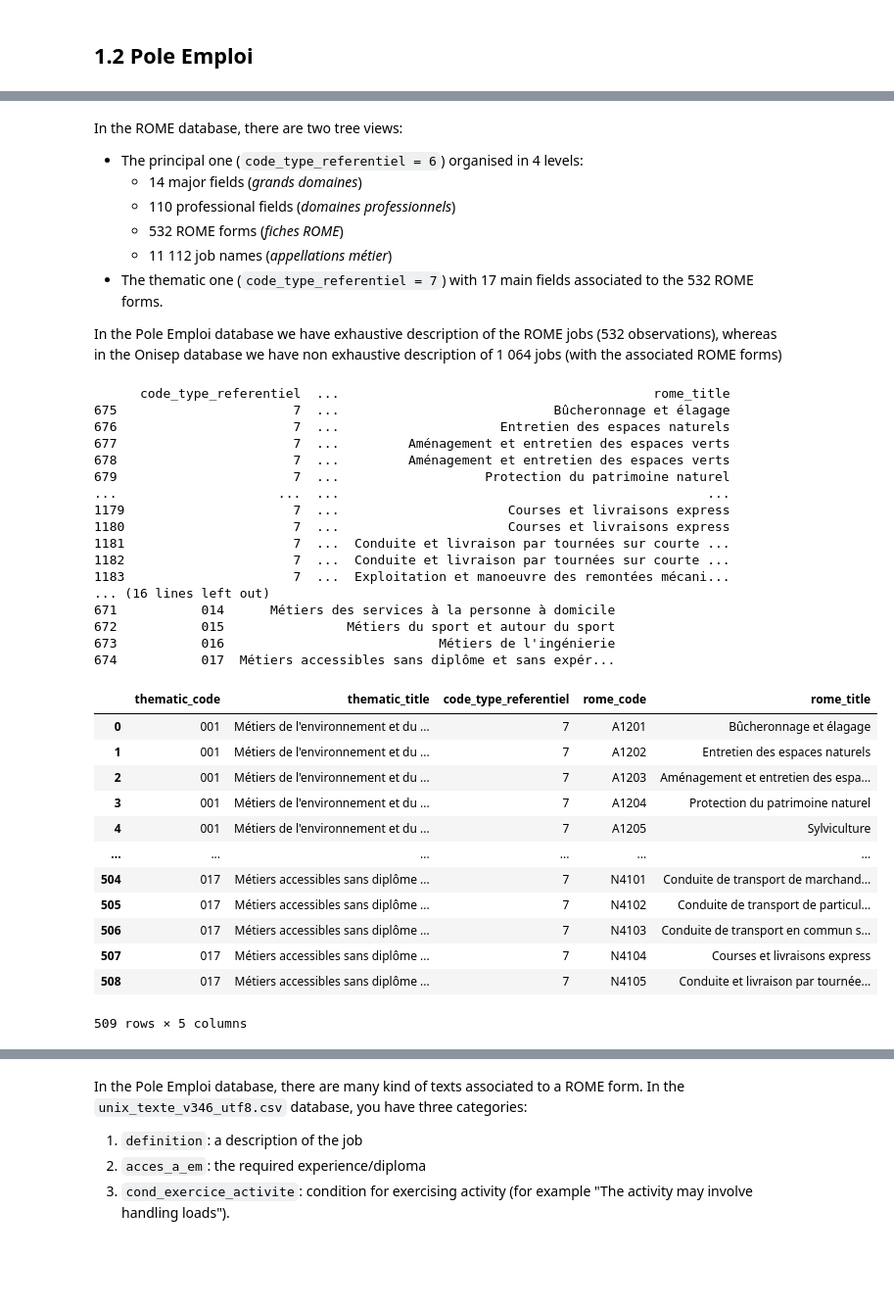
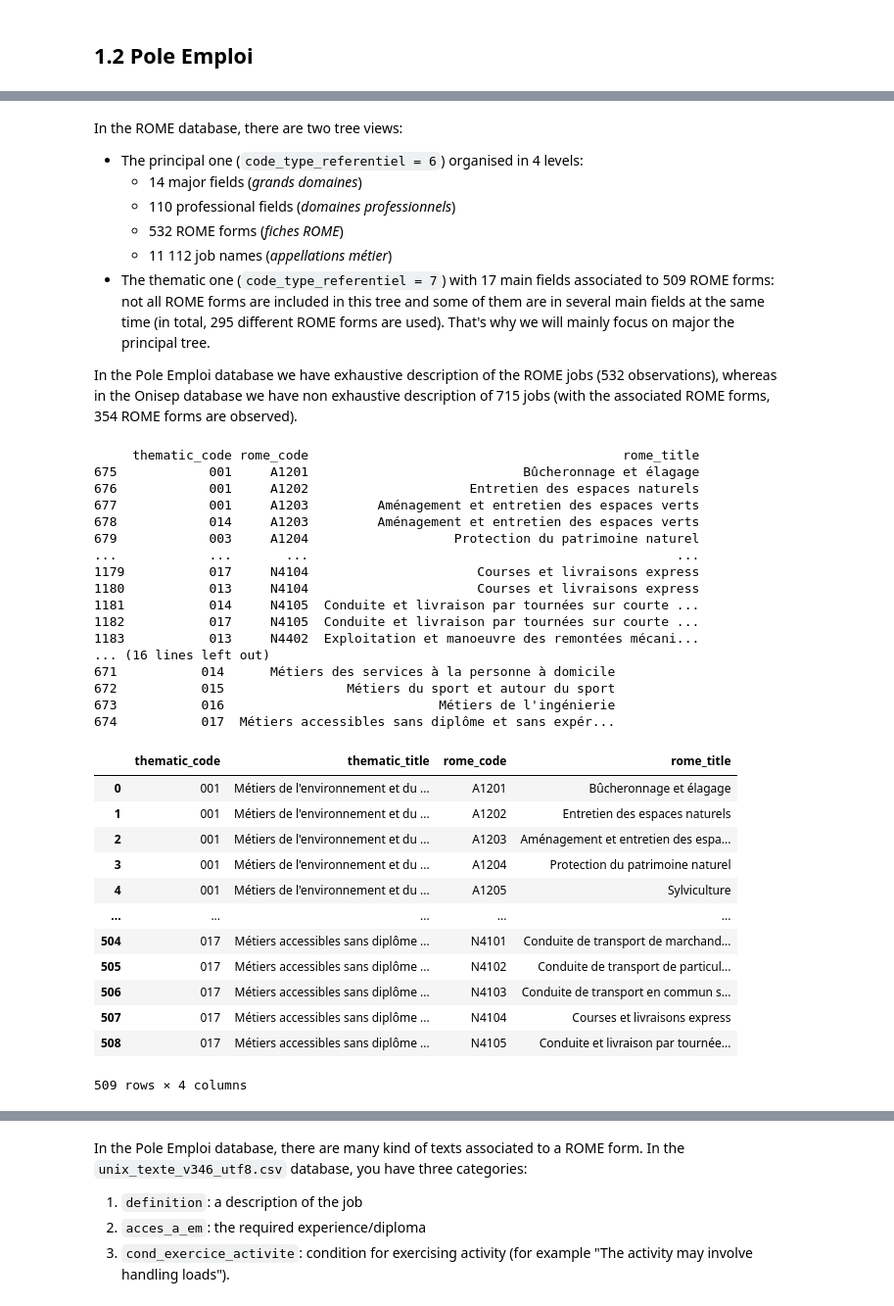
Before and after one commit to ARKEnsae/JobDomainPrediction_NLP, a Jupyter notebook: Prévision_catégorie_métier_ROME.ipynb, the cells around one changed output, grey strips where cells are left out. Shown at 98% size. Drawn from its saved outputs; the diff is of its cells as text; code cells hidden in the pictures; blank space fills up the shorter version.

```diff
--- a/Prévision_catégorie_métier_ROME.ipynb
+++ b/Prévision_catégorie_métier_ROME.ipynb
@@ -155,58 +156,58 @@ In the ROME database, there are two tree views:
   * 110 professional fields (*domaines professionnels*)
   * 532 ROME forms (*fiches ROME*)
   * 11 112 job names (*appellations métier*)
-- The thematic one (`code_type_referentiel = 7`) with 17 main fields associated to the 532 ROME forms.
+- The thematic one (`code_type_referentiel = 7`) with 17 main fields associated to 509 ROME forms: not all ROME forms are included in this tree and some of them are in several main fields at the same time (in total, 295 different ROME forms are used). That's why we will mainly focus on major the principal tree.
 
-In the Pole Emploi database we have exhaustive description of the ROME jobs (532 observations), whereas in the Onisep database we have non exhaustive description of 1 064 jobs (with the associated ROME forms)
+In the Pole Emploi database we have exhaustive description of the ROME jobs (532 observations), whereas in the Onisep database we have non exhaustive description of 715 jobs (with the associated ROME forms, 354 ROME forms are observed).
 # %%
 arbo = pd.read_csv("unix_item_arborescence_v346_utf8.csv")
 # %%
 thematic_tree = arbo[(arbo["code_type_noeud"]==3)&(arbo["code_type_referentiel"]==7)]
 thematic_tree = thematic_tree.rename(columns={"code_noeud": "rome_code",
                                               "code_pere": "thematic_code",
                                               "libelle_item_arbo": "rome_title"})
 thematic_tree = thematic_tree.drop(columns = ['code_ogr', 'code_item_arbo_associe', 'code_type_noeud',
-       'libelle_type_noeud', 'statut'])
+       'libelle_type_noeud', 'statut',"code_type_referentiel"])
 print(thematic_tree)
 th_tree_desc = arbo[(arbo["code_type_noeud"]==2)&(arbo["code_type_referentiel"]==7)]
 th_tree_desc = th_tree_desc.drop(columns = ['code_ogr', 'code_item_arbo_associe', 'code_type_noeud',
        'libelle_type_noeud', 'code_pere',"statut","code_type_referentiel"])
 th_tree_desc = th_tree_desc.rename(columns={"code_noeud": "thematic_code",
                                             "libelle_item_arbo": "thematic_title"})
 print(th_tree_desc)
 thematic_tree = pd.merge(th_tree_desc,thematic_tree)
 thematic_tree
 # %% [output]
-      code_type_referentiel  ...                                         rome_title
-675                       7  ...                            Bûcheronnage et élagage
-676                       7  ...                     Entretien des espaces naturels
-677                       7  ...         Aménagement et entretien des espaces verts
-678                       7  ...         Aménagement et entretien des espaces verts
-679                       7  ...                   Protection du patrimoine naturel
-...                     ...  ...                                                ...
-1179                      7  ...                      Courses et livraisons express
-1180                      7  ...                      Courses et livraisons express
-1181                      7  ...  Conduite et livraison par tournées sur courte ...
-1182                      7  ...  Conduite et livraison par tournées sur courte ...
-1183                      7  ...  Exploitation et manoeuvre des remontées mécani...
+     thematic_code rome_code                                         rome_title
+675            001     A1201                            Bûcheronnage et élagage
+676            001     A1202                     Entretien des espaces naturels
+677            001     A1203         Aménagement et entretien des espaces verts
+678            014     A1203         Aménagement et entretien des espaces verts
+679            003     A1204                   Protection du patrimoine naturel
+...            ...       ...                                                ...
+1179           017     N4104                      Courses et livraisons express
+1180           013     N4104                      Courses et livraisons express
+1181           014     N4105  Conduite et livraison par tournées sur courte ...
+1182           017     N4105  Conduite et livraison par tournées sur courte ...
+1183           013     N4402  Exploitation et manoeuvre des remontées mécani...
 ... (16 lines left out)
 671           014      Métiers des services à la personne à domicile
 672           015                Métiers du sport et autour du sport
 673           016                            Métiers de l'ingénierie
 674           017  Métiers accessibles sans diplôme et sans expér...
-|  | thematic_code | thematic_title | code_type_referentiel | rome_code | rome_title |
-| 0 | 001 | Métiers de l'environnement et du ... | 7 | A1201 | Bûcheronnage et élagage |
-| 1 | 001 | Métiers de l'environnement et du ... | 7 | A1202 | Entretien des espaces naturels |
-| 2 | 001 | Métiers de l'environnement et du ... | 7 | A1203 | Aménagement et entretien des espa... |
-| 3 | 001 | Métiers de l'environnement et du ... | 7 | A1204 | Protection du patrimoine naturel |
-| 4 | 001 | Métiers de l'environnement et du ... | 7 | A1205 | Sylviculture |
-| ... | ... | ... | ... | ... | ... |
-| 504 | 017 | Métiers accessibles sans diplôme ... | 7 | N4101 | Conduite de transport de marchand... |
-| 505 | 017 | Métiers accessibles sans diplôme ... | 7 | N4102 | Conduite de transport de particul... |
-| 506 | 017 | Métiers accessibles sans diplôme ... | 7 | N4103 | Conduite de transport en commun s... |
-| 507 | 017 | Métiers accessibles sans diplôme ... | 7 | N4104 | Courses et livraisons express |
-| 508 | 017 | Métiers accessibles sans diplôme ... | 7 | N4105 | Conduite et livraison par tournée... |
+|  | thematic_code | thematic_title | rome_code | rome_title |
+| 0 | 001 | Métiers de l'environnement et du ... | A1201 | Bûcheronnage et élagage |
+| 1 | 001 | Métiers de l'environnement et du ... | A1202 | Entretien des espaces naturels |
+| 2 | 001 | Métiers de l'environnement et du ... | A1203 | Aménagement et entretien des espa... |
+| 3 | 001 | Métiers de l'environnement et du ... | A1204 | Protection du patrimoine naturel |
+| 4 | 001 | Métiers de l'environnement et du ... | A1205 | Sylviculture |
+| ... | ... | ... | ... | ... |
+| 504 | 017 | Métiers accessibles sans diplôme ... | N4101 | Conduite de transport de marchand... |
+| 505 | 017 | Métiers accessibles sans diplôme ... | N4102 | Conduite de transport de particul... |
+| 506 | 017 | Métiers accessibles sans diplôme ... | N4103 | Conduite de transport en commun s... |
+| 507 | 017 | Métiers accessibles sans diplôme ... | N4104 | Courses et livraisons express |
+| 508 | 017 | Métiers accessibles sans diplôme ... | N4105 | Conduite et livraison par tournée... |
-509 rows × 5 columns
+509 rows × 4 columns
 # %%
 principal_tree = arbo[(arbo["code_type_noeud"]==3)&(arbo["code_type_referentiel"]==6)]
 principal_tree = principal_tree.rename(columns={"code_noeud": "rome_code",
```
Also changed, not shown: parts of 116 cells of this notebook.
